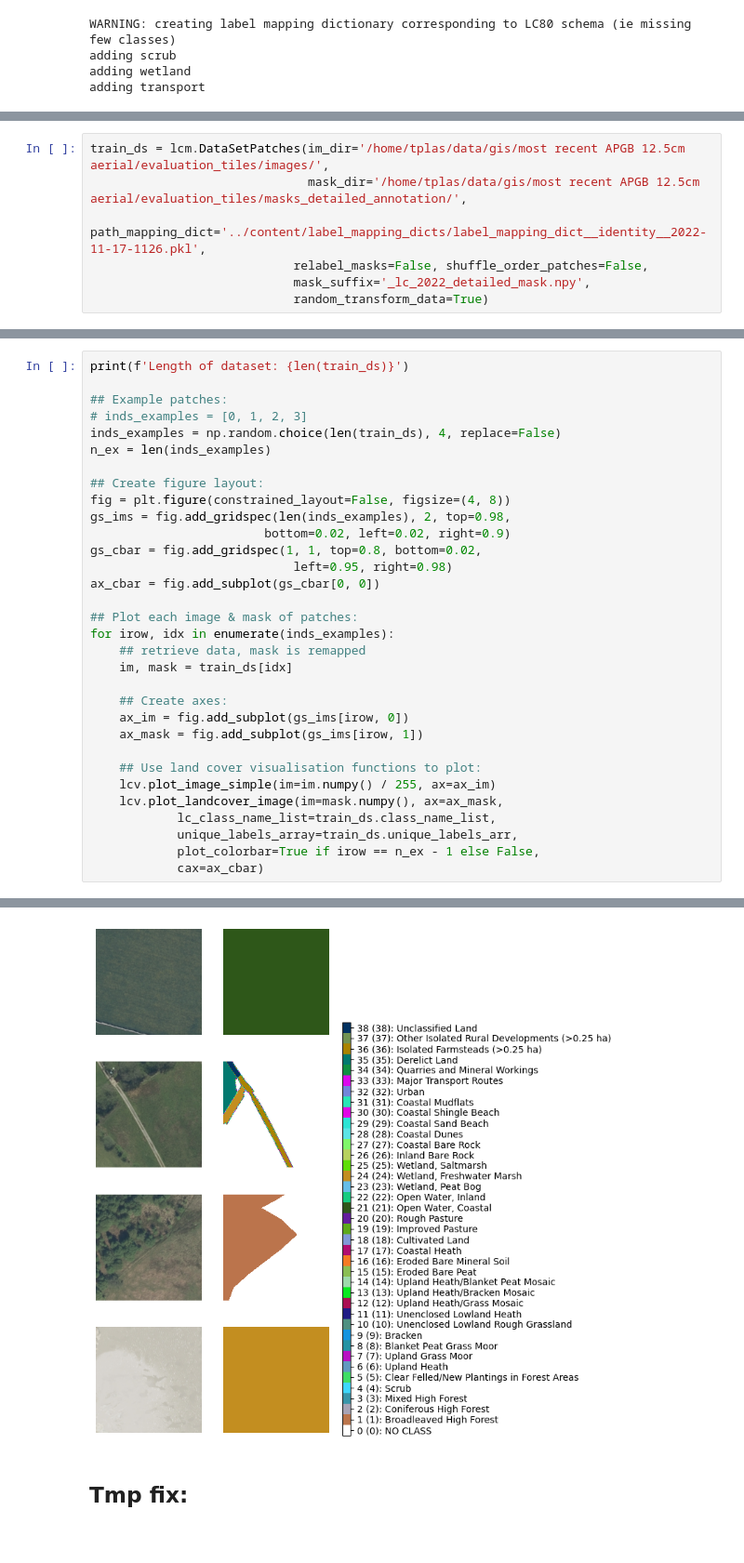
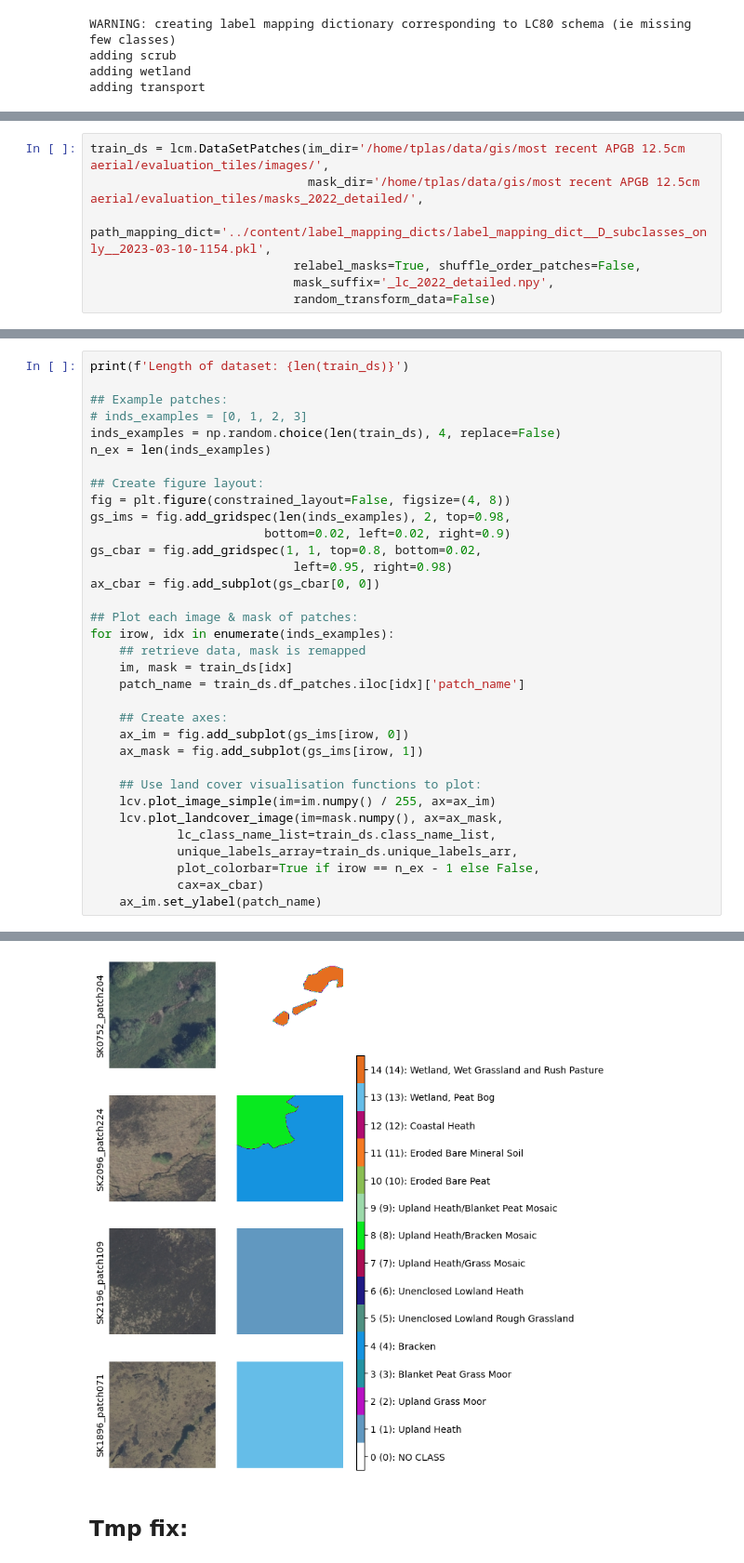
Before and after one commit to pdnpa/cnn-land-cover, a Jupyter notebook: notebooks/Create LC masks.ipynb, the cells around one changed output, grey strips where cells are left out. Shown at 93% size. Saved outputs shown, nothing was run; the diff lists cells and outputs as text.

Commit message:
evaluate on detailed classes

```diff
--- a/notebooks/Create LC masks.ipynb
+++ b/notebooks/Create LC masks.ipynb
@@ -152,10 +64,10 @@ tmp.where(tmp.ind_y < 7680)
 # %%
 train_ds = lcm.DataSetPatches(im_dir='/home/tplas/data/gis/most recent APGB 12.5cm aerial/evaluation_tiles/images/',
-                              mask_dir='/home/tplas/data/gis/most recent APGB 12.5cm aerial/evaluation_tiles/masks_detailed_annotation/',
-                            path_mapping_dict='../content/label_mapping_dicts/label_mapping_dict__identity__2022-11-17-1126.pkl',
-                            relabel_masks=False, shuffle_order_patches=False,
-                            mask_suffix='_lc_2022_detailed_mask.npy',
-                            random_transform_data=True)
+                              mask_dir='/home/tplas/data/gis/most recent APGB 12.5cm aerial/evaluation_tiles/masks_2022_detailed/',
+                            path_mapping_dict='../content/label_mapping_dicts/label_mapping_dict__D_subclasses_only__2023-03-10-1154.pkl',
+                            relabel_masks=True, shuffle_order_patches=False,
+                            mask_suffix='_lc_2022_detailed.npy',
+                            random_transform_data=False)
 # %% [output]
 WARNING: no normalisation will be applied when loading images
 Patches sorted by tile/patch order
@@ -187,6 +99,7 @@ ax_cbar = fig.add_subplot(gs_cbar[0, 0])
 for irow, idx in enumerate(inds_examples):
     ## retrieve data, mask is remapped
     im, mask = train_ds[idx]
+    patch_name = train_ds.df_patches.iloc[idx]['patch_name']
 
     ## Create axes:
     ax_im = fig.add_subplot(gs_ims[irow, 0])
@@ -199,4 +112,5 @@ for irow, idx in enumerate(inds_examples):
             unique_labels_array=train_ds.unique_labels_arr,
             plot_colorbar=True if irow == n_ex - 1 else False,
             cax=ax_cbar)
+    ax_im.set_ylabel(patch_name)
 # %% [output]
@@ -204,7 +118,7 @@ Length of dataset: 3620
 (3, 512, 512) <class 'numpy.ndarray'>
 (3, 512, 512) <class 'numpy.ndarray'>
 (3, 512, 512) <class 'numpy.ndarray'>
 (3, 512, 512) <class 'numpy.ndarray'>
-[figure, old version]
+[figure, new version]
 # %% [markdown]
 ## Tmp fix:
```
Also changed, not shown: parts of 15 cells of this notebook, 5 other files.
